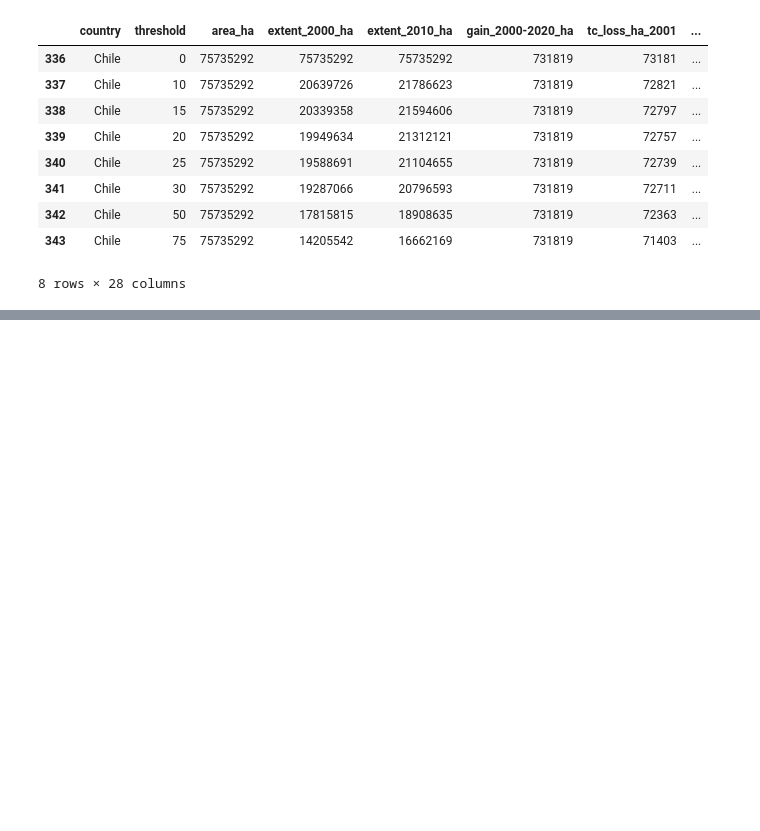
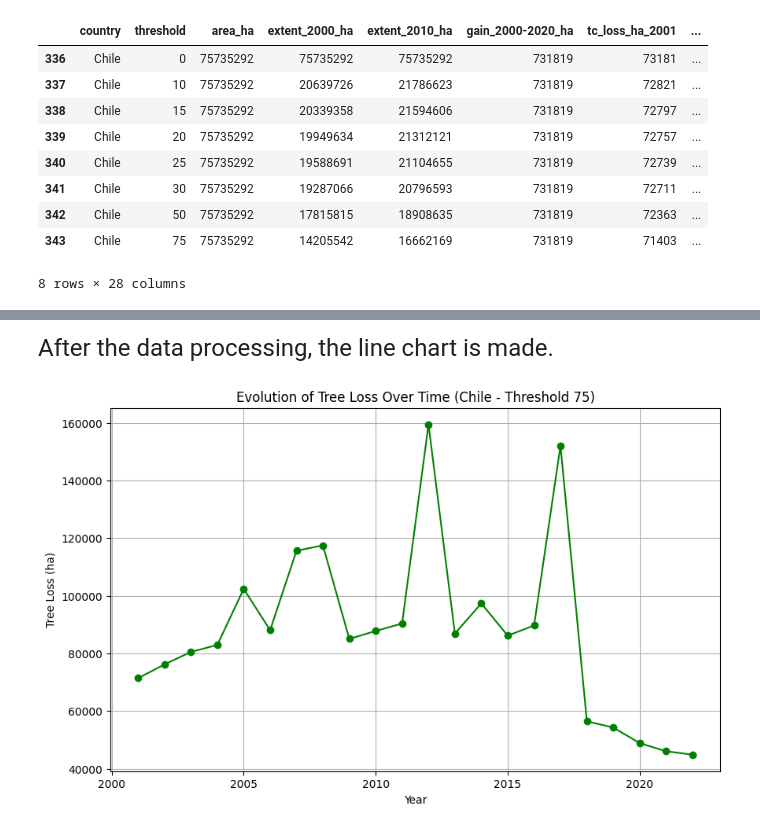
Before and after one commit to LFMoya01/Luis-s_portfolio, a Jupyter notebook: Deforestation.ipynb, the cells around one changed output, grey strips where cells are left out. Drawn from its saved outputs; the diff is of its cells as text; code cells hidden in the pictures; blank space fills up the shorter version.

```diff
--- a/Deforestation.ipynb
+++ b/Deforestation.ipynb
@@ -179,3 +180,32 @@ chile_treeloss_data
 | 342 | Chile | 50 | 75735292 | 17815815 | 18908635 | 731819 | 72363 | ... |
 | 343 | Chile | 75 | 75735292 | 14205542 | 16662169 | 731819 | 71403 | ... |
 8 rows × 28 columns
+# %%
+# Replace 'tc_loss_ha_YYYY' with the actual column name format
+
+# Filter rows where "threshold" is 75
+filtered_data = chile_treeloss_data[chile_treeloss_data['threshold'] == 75]
+
+# Extract relevant columns for creating the new DataFrame
+loss_columns = [col for col in filtered_data.columns if 'tc_loss_ha' in col]
+
+# Create a new DataFrame
+new_loss_table = pd.DataFrame()
+
+# Extract year and corresponding loss ha for each column
+for col in loss_columns:
+    year_str = col.split('_')[3]
+    try:
+        year = int(year_str)
+    except ValueError:
+        # Handle columns that do not follow the expected format
+        continue
+
+    loss_ha = filtered_data[col]
+    new_loss_table = pd.concat([new_loss_table, pd.DataFrame({'year': [year], 'loss ha': [loss_ha.values[0]]})], ignore_index=True)
+
+# Sort the new DataFrame by 'year'
+new_loss_table.sort_values(by='year', inplace=True)
+
+# Display the new DataFrame
+print(new_loss_table)
@@ -181,0 +230,13 @@ chile_treeloss_data
+# %% [markdown]
+<font size="5"> After the data processing, the line chart is made.
+# %%
+# Plot line chart
+plt.figure(figsize=(10, 6))
+plt.plot(new_loss_table['year'], new_loss_table['loss ha'], marker='o', linestyle='-', color='green')
+plt.xlabel('Year')
+plt.ylabel('Tree Loss (ha)')
+plt.title('Evolution of Tree Loss Over Time (Chile - Threshold 75)')
+plt.grid(True)
+plt.show()
+# %% [output]
+[figure, added]
```
Also changed, not shown: parts of 10 cells of this notebook.
